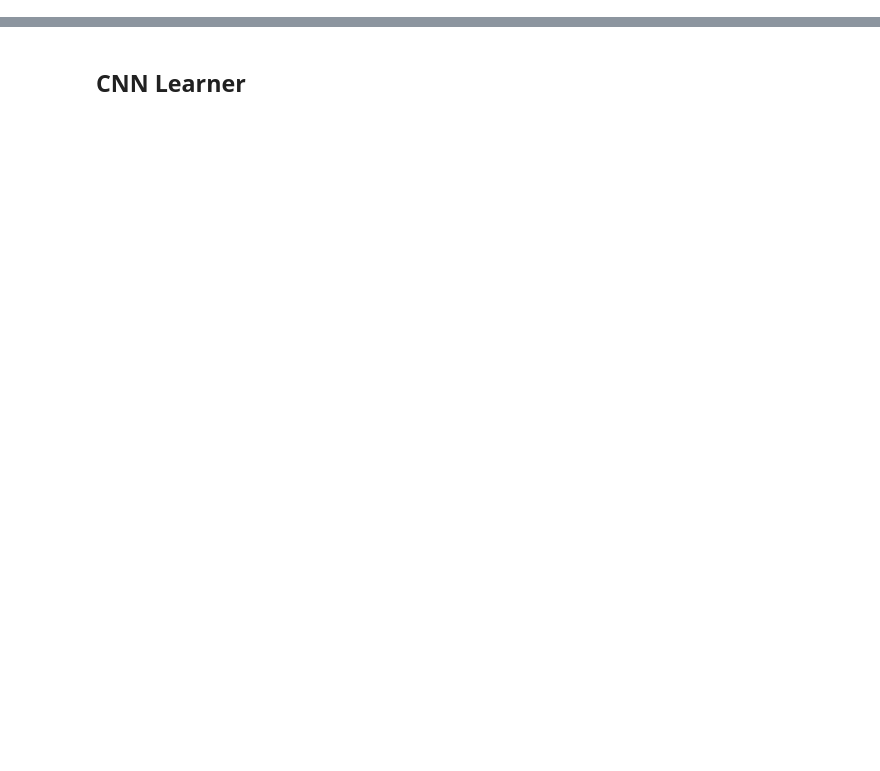
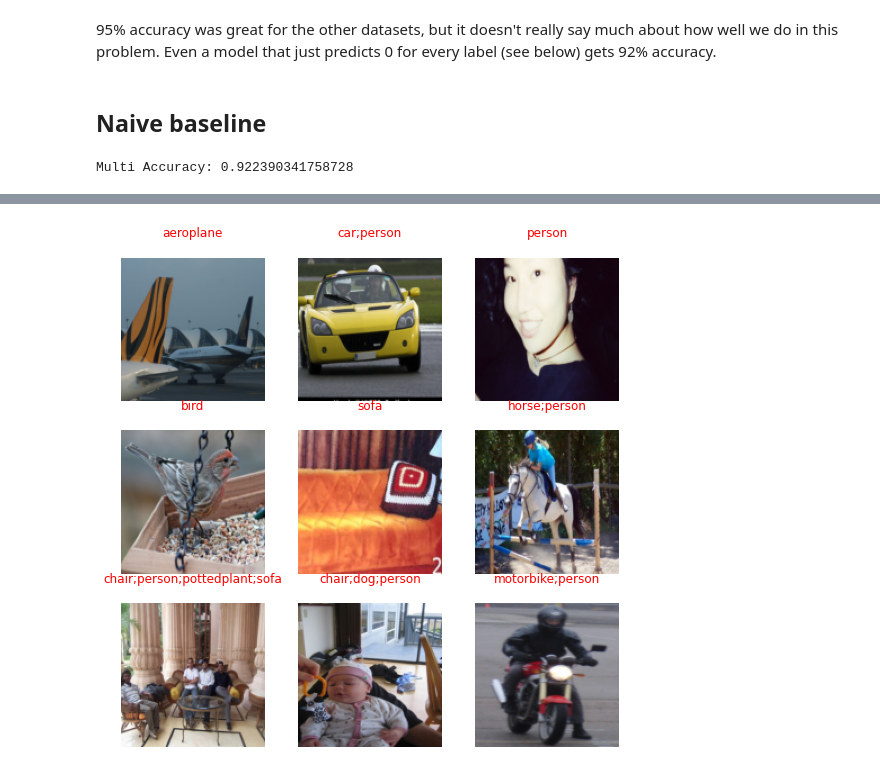
Before and after one commit to LukeWeidenwalker/fastai-notebooks, a Jupyter notebook: 06_pascal_multicat.ipynb, the cells around one changed output, grey strips where cells are left out. Saved outputs shown, nothing was run; the diff lists cells and outputs as text; code cells hidden in the pictures; blank space fills up the shorter version.

Commit message:
attempt fix with APScoreMulti

```diff
--- a/06_pascal_multicat.ipynb
+++ b/06_pascal_multicat.ipynb
@@ -41,3 +44,7 @@ dls.show_batch()
+# %% [markdown]
+95% accuracy was great for the other datasets, but it doesn't really say much about how well we do in this problem. Even a model that just predicts 0 for every label (see below) gets 92% accuracy.
+# %% [markdown]
+## Naive baseline
 # %%
 class AllZeroModel(nn.Module):
     def __init__(self):
@@ -49,4 +56,5 @@ class AllZeroModel(nn.Module):
 # %%
 model = AllZeroModel()
 # %%
-learn = Learner(dls, AllZeroModel(), metrics=[accuracy_multi])
+accuracy_no_sigmoid = partial(accuracy_multi, sigmoid=False)
+dumb_learner = Learner(dls, AllZeroModel(), metrics=[accuracy_no_sigmoid])
@@ -53,2 +63,7 @@ learn = Learner(dls, AllZeroModel(), metrics=[accuracy_multi])
+# %%
+print(f"Multi Accuracy: {multi_accuracy}")
+# %% [output]
+Multi Accuracy: 0.922390341758728
 # %%
-learn.show_results()
+dumb_learner.show_results()
+# %% [output]
@@ -54,0 +71 @@ learn.show_results()
+[figure, added]
@@ -57,2 +71,0 @@ learn.validate()
-# %% [markdown]
-## CNN Learner
```
Also changed, not shown: parts of 26 cells of this notebook.
